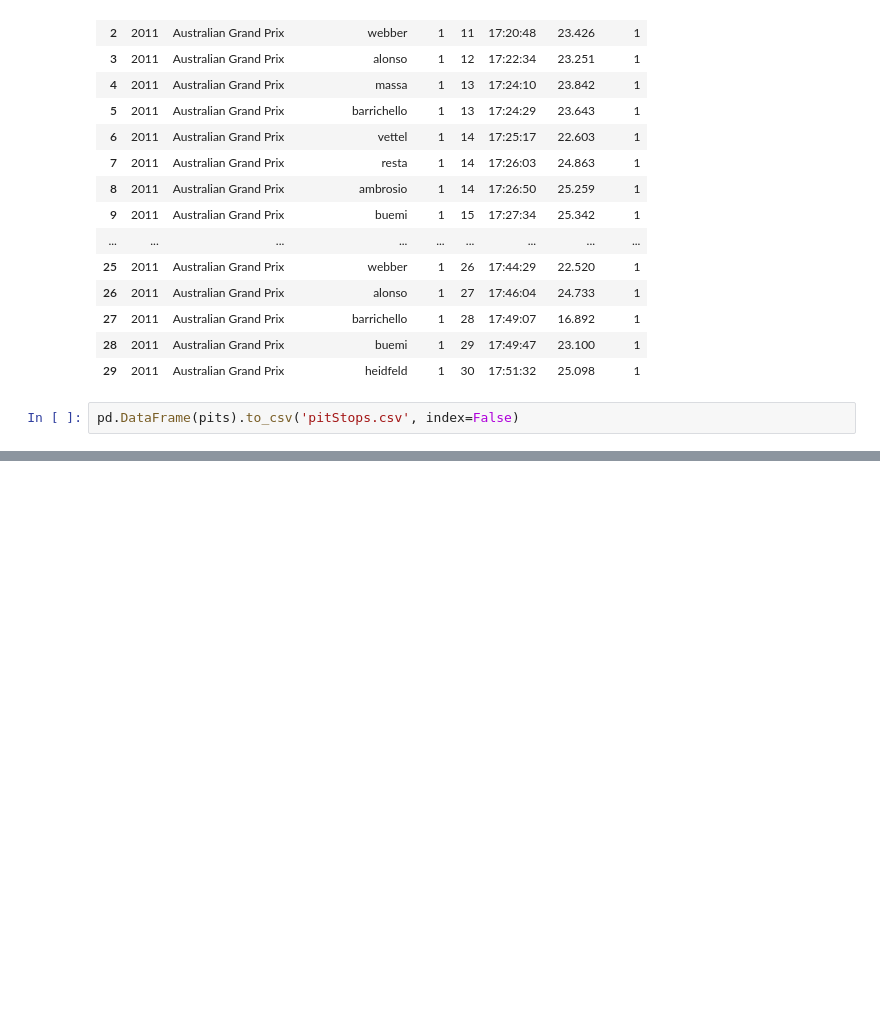
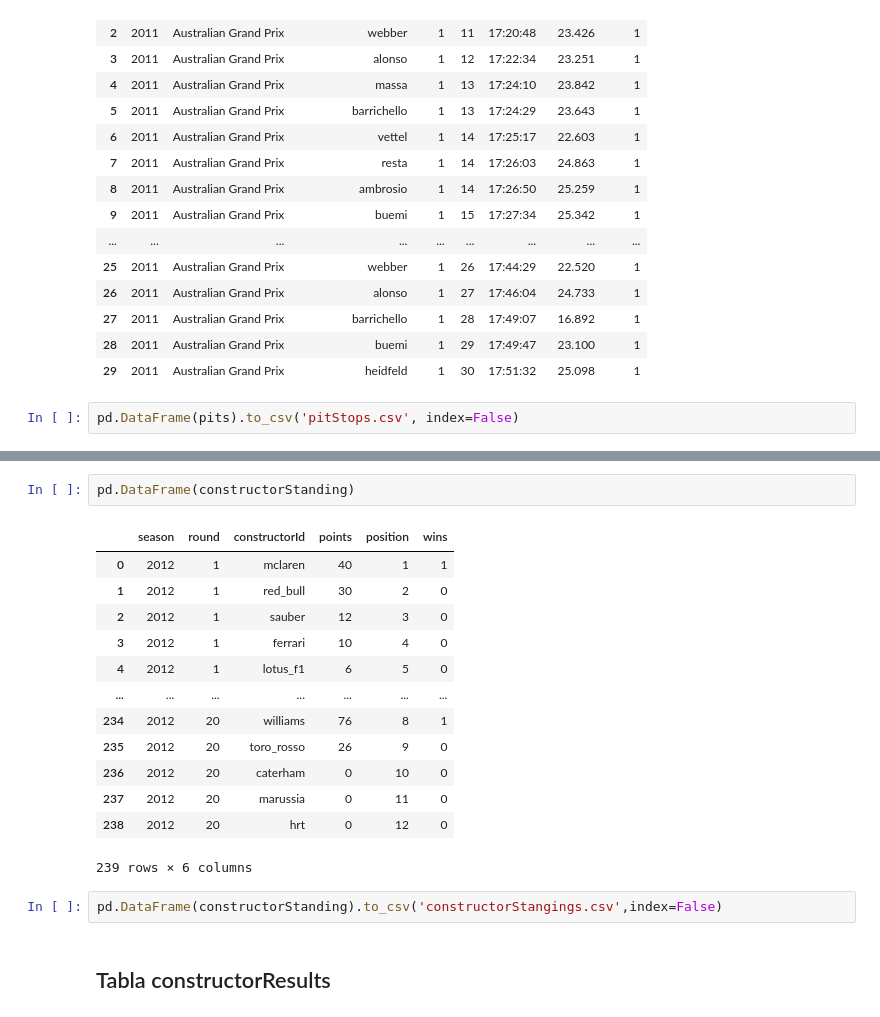
Before and after one commit to MrAldo007/formula-1-data, a Jupyter notebook: f1-análisis.ipynb, the cells around one changed output, grey strips where cells are left out. Cells and saved outputs as stored; diff of their text form; blank space fills up the shorter version.

```diff
--- a/f1-análisis.ipynb
+++ b/f1-análisis.ipynb
@@ -765,0 +884,20 @@ pd.DataFrame(pits).to_csv('pitStops.csv', index=False)
+# %%
+pd.DataFrame(constructorStanding)
+# %% [output]
+|  | season | round | constructorId | points | position | wins |
+| 0 | 2012 | 1 | mclaren | 40 | 1 | 1 |
+| 1 | 2012 | 1 | red_bull | 30 | 2 | 0 |
+| 2 | 2012 | 1 | sauber | 12 | 3 | 0 |
+| 3 | 2012 | 1 | ferrari | 10 | 4 | 0 |
+| 4 | 2012 | 1 | lotus_f1 | 6 | 5 | 0 |
+| ... | ... | ... | ... | ... | ... | ... |
+| 234 | 2012 | 20 | williams | 76 | 8 | 1 |
+| 235 | 2012 | 20 | toro_rosso | 26 | 9 | 0 |
+| 236 | 2012 | 20 | caterham | 0 | 10 | 0 |
+| 237 | 2012 | 20 | marussia | 0 | 11 | 0 |
+| 238 | 2012 | 20 | hrt | 0 | 12 | 0 |
+239 rows × 6 columns
+# %%
+pd.DataFrame(constructorStanding).to_csv('constructorStangings.csv',index=False)
+# %% [markdown]
+## Tabla constructorResults
```
Also changed, not shown: parts of 17 cells of this notebook, 8 other files.
